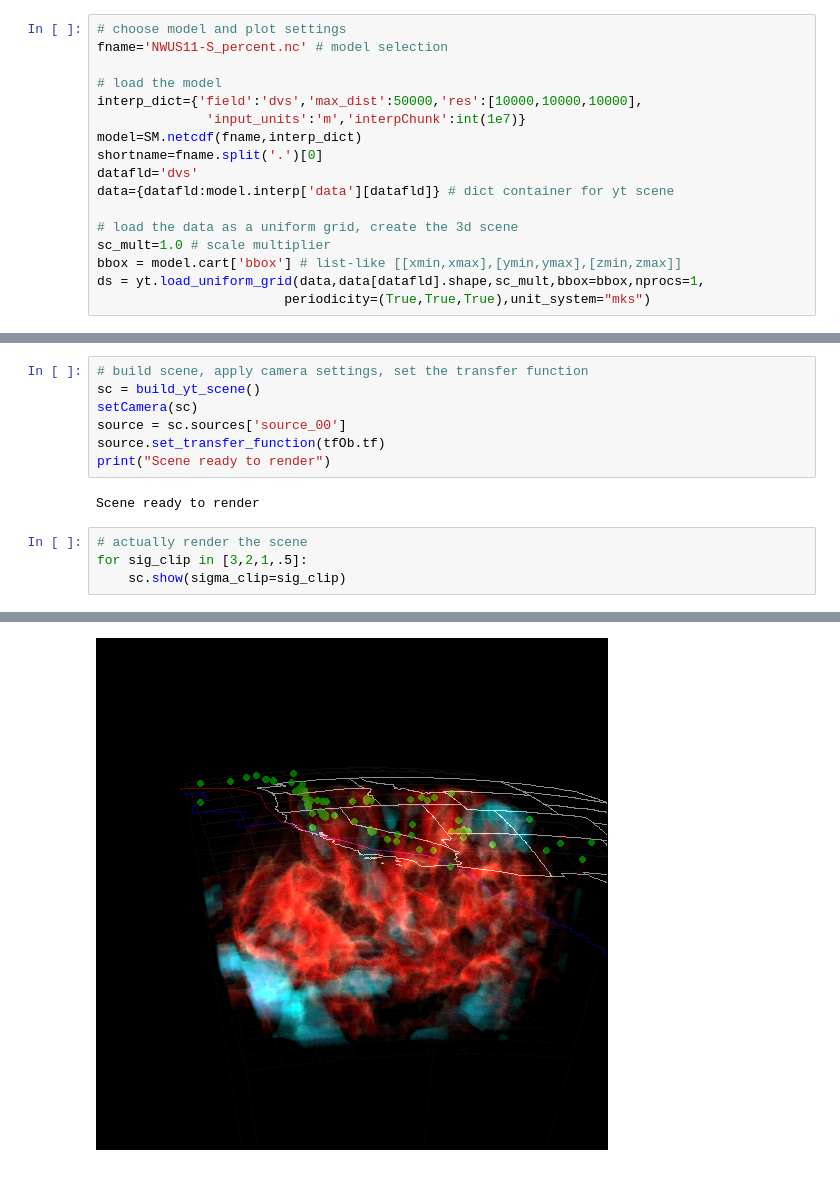
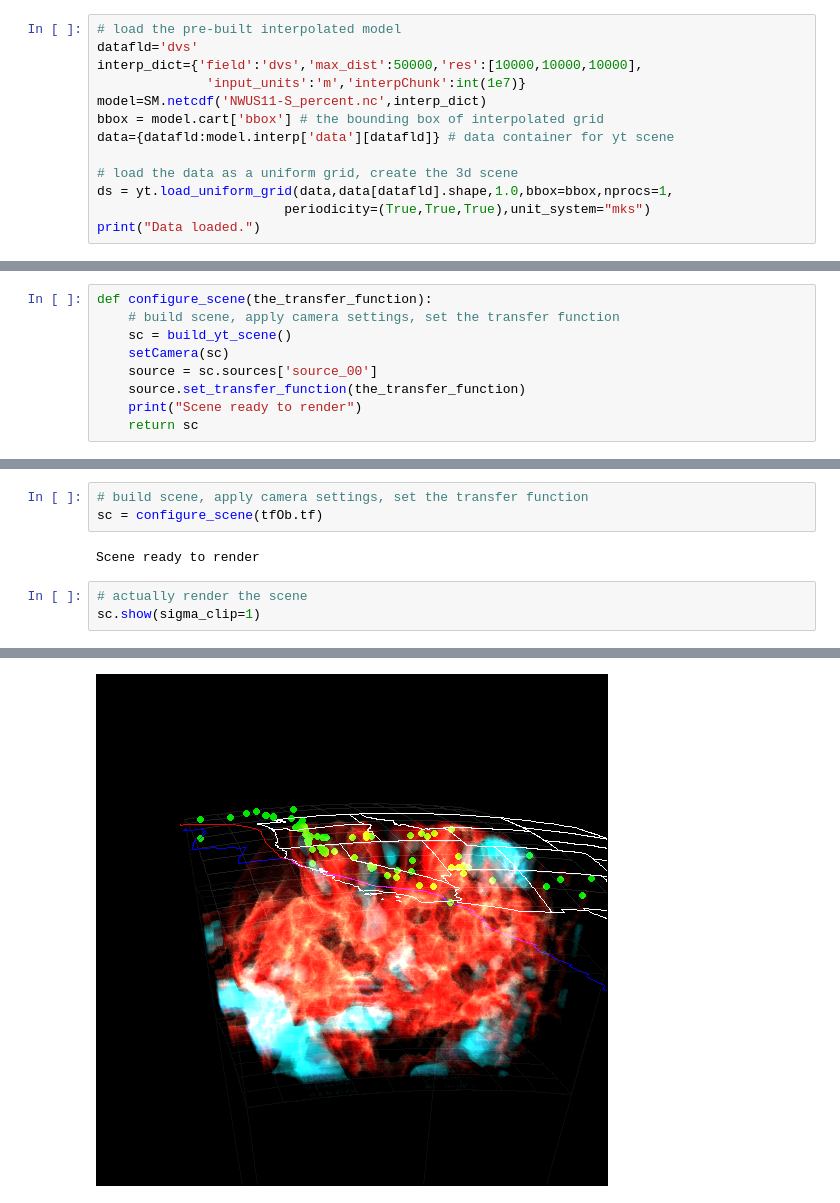
Before and after one commit to chrishavlin/yt_seismic, a Jupyter notebook: Notebook_3DseismicVis.ipynb, the cells around one changed output, grey strips where cells are left out. Saved outputs shown, nothing was run; the diff lists cells and outputs as text.

```diff
--- a/Notebook_3DseismicVis.ipynb
+++ b/Notebook_3DseismicVis.ipynb
@@ -26,18 +41,14 @@ os.environ['YTVELMODELDIR']='./data' # local repo path to data directory (do not
 # %%
-# choose model and plot settings
-fname='NWUS11-S_percent.nc' # model selection
-
-# load the model
+# load the pre-built interpolated model
+datafld='dvs'
 interp_dict={'field':'dvs','max_dist':50000,'res':[10000,10000,10000],
               'input_units':'m','interpChunk':int(1e7)}
-model=SM.netcdf(fname,interp_dict)
-shortname=fname.split('.')[0]
-datafld='dvs'
-data={datafld:model.interp['data'][datafld]} # dict container for yt scene
+model=SM.netcdf('NWUS11-S_percent.nc',interp_dict)
+bbox = model.cart['bbox'] # the bounding box of interpolated grid
+data={datafld:model.interp['data'][datafld]} # data container for yt scene
 
 # load the data as a uniform grid, create the 3d scene
-sc_mult=1.0 # scale multiplier
-bbox = model.cart['bbox'] # list-like [[xmin,xmax],[ymin,ymax],[zmin,zmax]]
-ds = yt.load_uniform_grid(data,data[datafld].shape,sc_mult,bbox=bbox,nprocs=1,
+ds = yt.load_uniform_grid(data,data[datafld].shape,1.0,bbox=bbox,nprocs=1,
                         periodicity=(True,True,True),unit_system="mks")
+print("Data loaded.")
 # %% [output]
@@ -101,0 +166,9 @@ def setCamera(sc):
+# %%
+def configure_scene(the_transfer_function):
+    # build scene, apply camera settings, set the transfer function
+    sc = build_yt_scene()
+    setCamera(sc)
+    source = sc.sources['source_00']
+    source.set_transfer_function(the_transfer_function)
+    print("Scene ready to render")
+    return sc
@@ -133,14 +226,9 @@ plotTf(tfOb)
 # %%
 # build scene, apply camera settings, set the transfer function
-sc = build_yt_scene()
-setCamera(sc)
-source = sc.sources['source_00']
-source.set_transfer_function(tfOb.tf)
-print("Scene ready to render")
+sc = configure_scene(tfOb.tf)
 # %% [output]
 Scene ready to render
 # %%
 # actually render the scene
-for sig_clip in [3,2,1,.5]:
-    sc.show(sigma_clip=sig_clip)
+sc.show(sigma_clip=1)
 # %% [output]
@@ -147 +237 @@ for sig_clip in [3,2,1,.5]:
-[figure, old version]
+[figure, new version]
```
Also changed, not shown: parts of 24 cells of this notebook.
